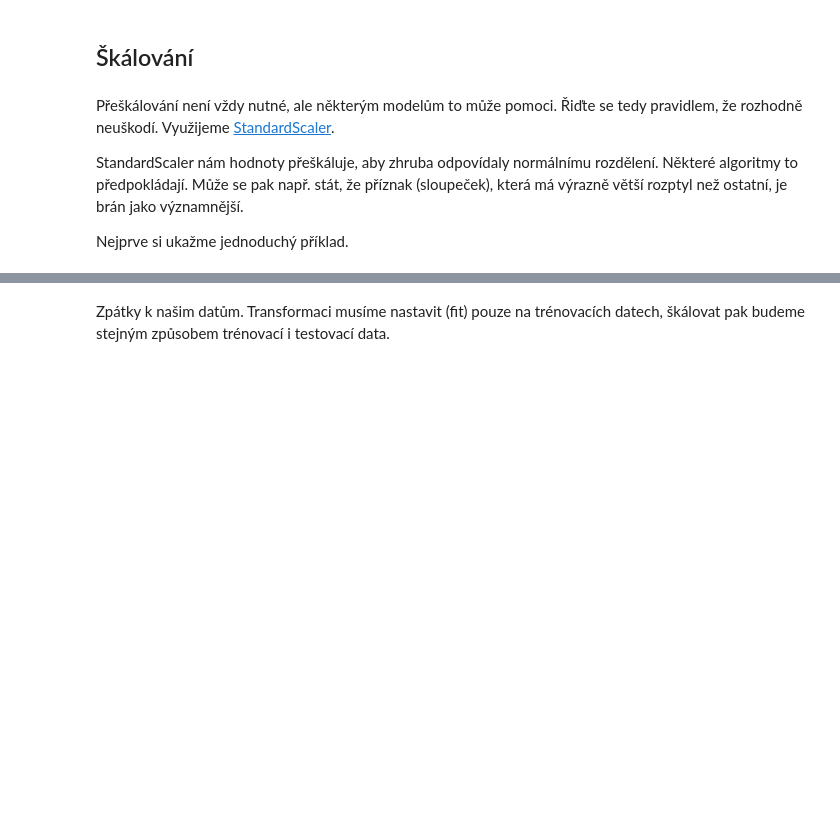
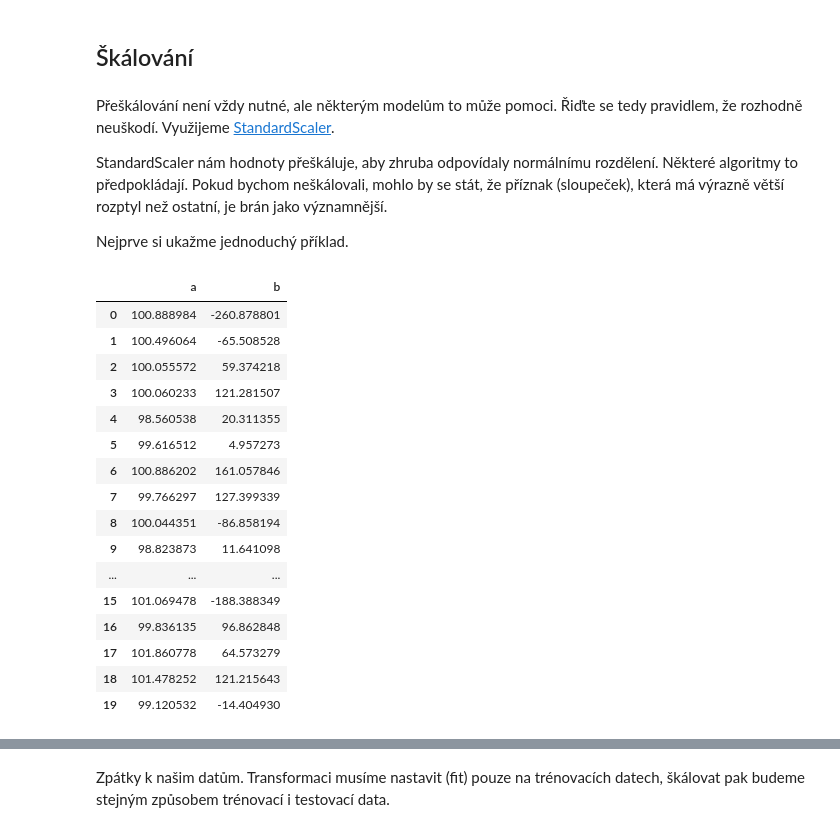
Before and after one commit to PyDataCZ/pyladies-kurz, a Jupyter notebook: lessons/pydata/scikitlearn_api/index.ipynb, the cells around one changed output, grey strips where cells are left out. Drawn from its saved outputs; the diff is of its cells as text; code cells hidden in the pictures; blank space fills up the shorter version.

```diff
--- a/lessons/pydata/scikitlearn_api/index.ipynb
+++ b/lessons/pydata/scikitlearn_api/index.ipynb
@@ -176,6 +233,32 @@ X_train_transformed.head()
 Přeškálování není vždy nutné, ale některým modelům to může pomoci. Řiďte se tedy pravidlem, že rozhodně neuškodí.
 Využijeme [StandardScaler](https://scikit-learn.org/stable/modules/generated/sklearn.preprocessing.StandardScaler.html#sklearn.preprocessing.StandardScaler).
 
-StandardScaler nám hodnoty přeškáluje, aby zhruba odpovídaly normálnímu rozdělení. Některé algoritmy to předpokládají. Může se pak např. stát, že příznak (sloupeček), která má výrazně větší rozptyl než ostatní, je brán jako významnější.
+StandardScaler nám hodnoty přeškáluje, aby zhruba odpovídaly normálnímu rozdělení. Některé algoritmy to předpokládají. Pokud bychom neškálovali, mohlo by se stát, že příznak (sloupeček), která má výrazně větší rozptyl než ostatní, je brán jako významnější.
 
 Nejprve si ukažme jednoduchý příklad.
+# %%
+from sklearn.preprocessing import StandardScaler
+import matplotlib.pyplot as plt
+import seaborn as sns
+
+# vygeneruje 20 náhodných bodů
+example = pd.DataFrame({"a": 100+np.random.randn(100), "b": 100*np.random.randn(100)})
+example.head(20)
+# %% [output]
+|  | a | b |
+| 0 | 100.888984 | -260.878801 |
+| 1 | 100.496064 | -65.508528 |
+| 2 | 100.055572 | 59.374218 |
+| 3 | 100.060233 | 121.281507 |
+| 4 | 98.560538 | 20.311355 |
+| 5 | 99.616512 | 4.957273 |
+| 6 | 100.886202 | 161.057846 |
+| 7 | 99.766297 | 127.399339 |
+| 8 | 100.044351 | -86.858194 |
+| 9 | 98.823873 | 11.641098 |
+| ... | ... | ... |
+| 15 | 101.069478 | -188.388349 |
+| 16 | 99.836135 | 96.862848 |
+| 17 | 101.860778 | 64.573279 |
+| 18 | 101.478252 | 121.215643 |
+| 19 | 99.120532 | -14.404930 |
```
Also changed, not shown: parts of 24 cells of this notebook.
